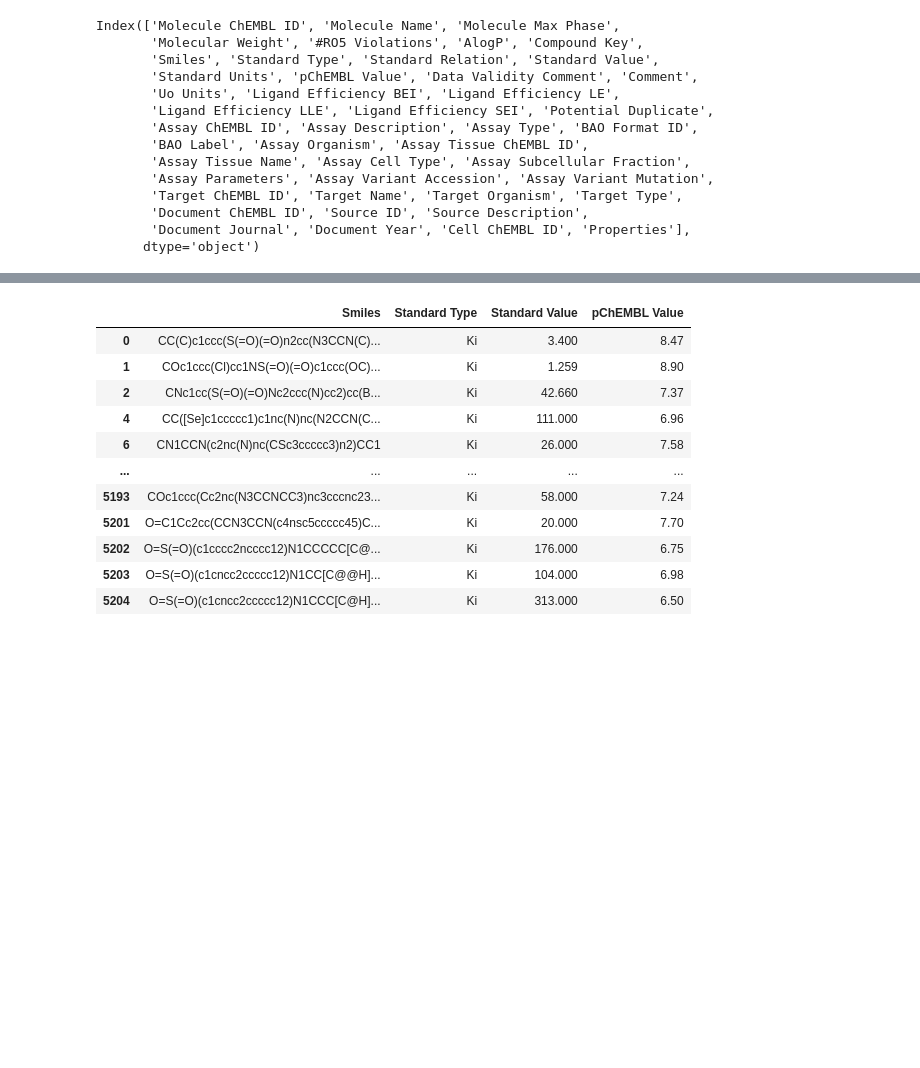
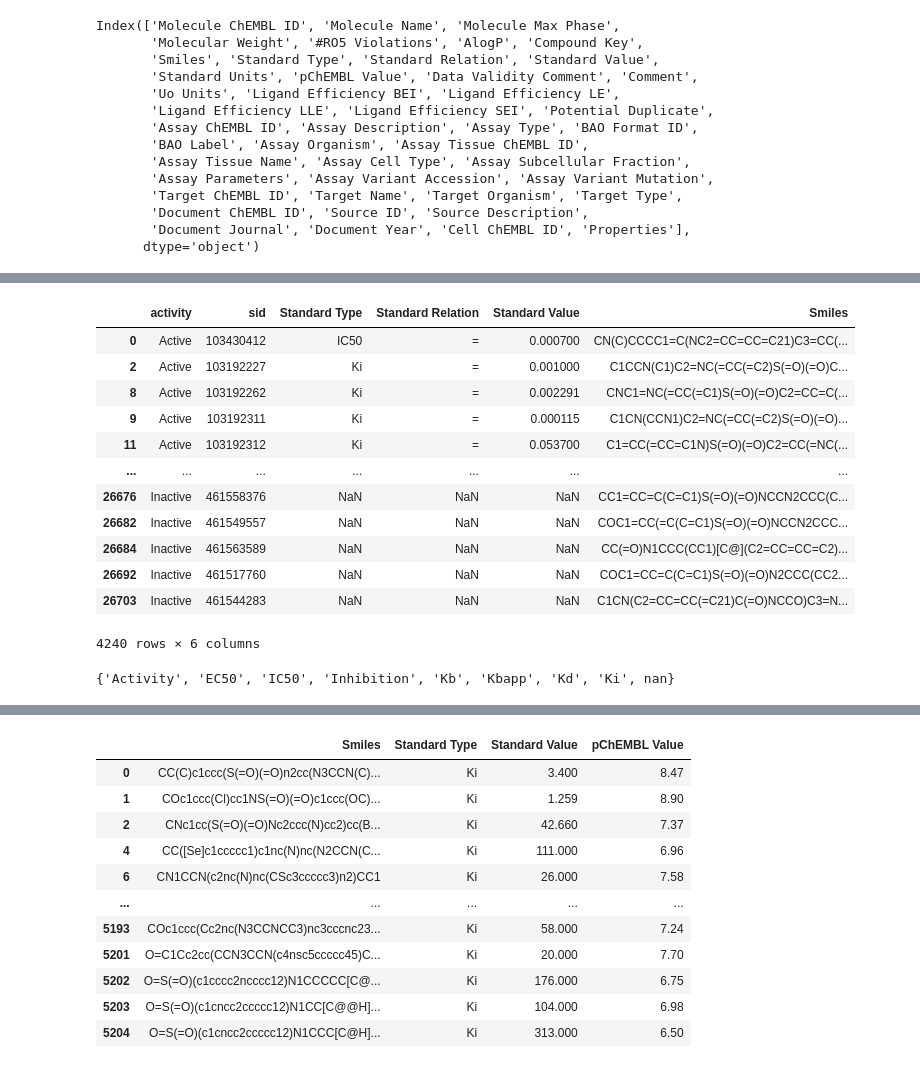
Before and after one commit to jozefpecha/serotonin_receptor_project, a Jupyter notebook: data_preparation.ipynb, the cells around one changed output, grey strips where cells are left out. Cells and saved outputs as stored; diff of their text form; code cells hidden in the pictures; blank space fills up the shorter version.

Commit message:
Made changes to pubchem dataset preparation

```diff
--- a/data_preparation.ipynb
+++ b/data_preparation.ipynb
@@ -61,0 +70,26 @@ pubchem_df = pubchem_df.rename(columns= {'acname': 'Standard Type', 'acqualifier
+# %%
+pubchem_cl_df = pubchem_df.copy()
+# %%
+# Select rows with only clearly annotated activity state
+pubchem_cl_df.query('activity == "Active" or activity == "Inactive"', inplace=True)
+# %%
+pubchem_cl_df
+# %% [output]
+|  | activity | sid | Standard Type | Standard Relation | Standard Value | Smiles |
+| 0 | Active | 103430412 | IC50 | = | 0.000700 | CN(C)CCCC1=C(NC2=CC=CC=C21)C3=CC(... |
+| 2 | Active | 103192227 | Ki | = | 0.001000 | C1CCN(C1)C2=NC(=CC(=C2)S(=O)(=O)C... |
+| 8 | Active | 103192262 | Ki | = | 0.002291 | CNC1=NC(=CC(=C1)S(=O)(=O)C2=CC=C(... |
+| 9 | Active | 103192311 | Ki | = | 0.000115 | C1CN(CCN1)C2=NC(=CC(=C2)S(=O)(=O)... |
+| 11 | Active | 103192312 | Ki | = | 0.053700 | C1=CC(=CC=C1N)S(=O)(=O)C2=CC(=NC(... |
+| ... | ... | ... | ... | ... | ... | ... |
+| 26676 | Inactive | 461558376 | NaN | NaN | NaN | CC1=CC=C(C=C1)S(=O)(=O)NCCN2CCC(C... |
+| 26682 | Inactive | 461549557 | NaN | NaN | NaN | COC1=CC(=C(C=C1)S(=O)(=O)NCCN2CCC... |
+| 26684 | Inactive | 461563589 | NaN | NaN | NaN | CC(=O)N1CCC(CC1)[C@](C2=CC=CC=C2)... |
+| 26692 | Inactive | 461517760 | NaN | NaN | NaN | COC1=CC=C(C=C1)S(=O)(=O)N2CCC(CC2... |
+| 26703 | Inactive | 461544283 | NaN | NaN | NaN | C1CN(C2=CC=CC(=C21)C(=O)NCCO)C3=N... |
+4240 rows × 6 columns
+# %%
+# Only Ki and nan will be selected
+set(pubchem_cl_df['Standard Type'].values)
+# %% [output]
+{'Activity', 'EC50', 'IC50', 'Inhibition', 'Kb', 'Kbapp', 'Kd', 'Ki', nan}
```
Also changed, not shown: parts of 22 cells of this notebook, 4 other files.
